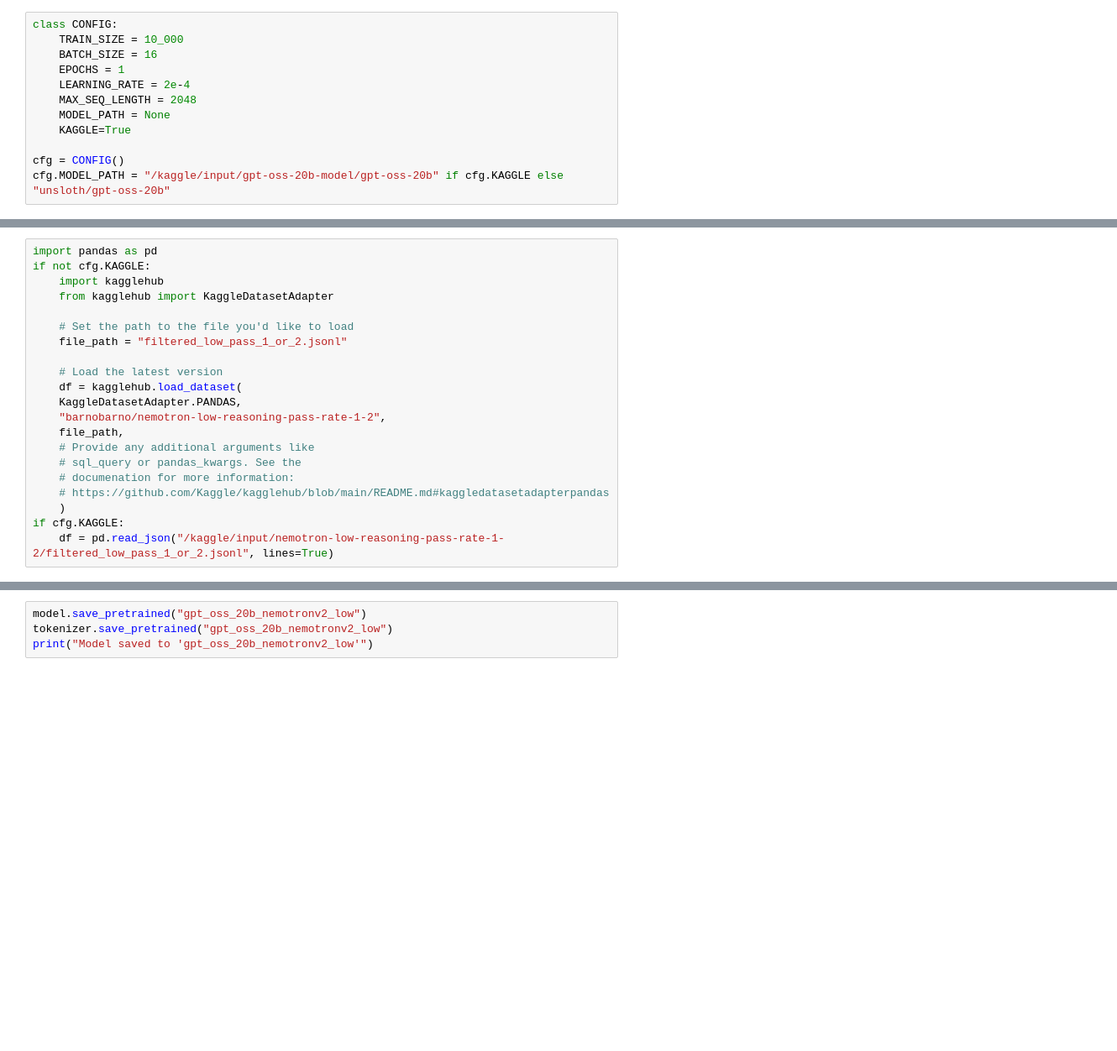
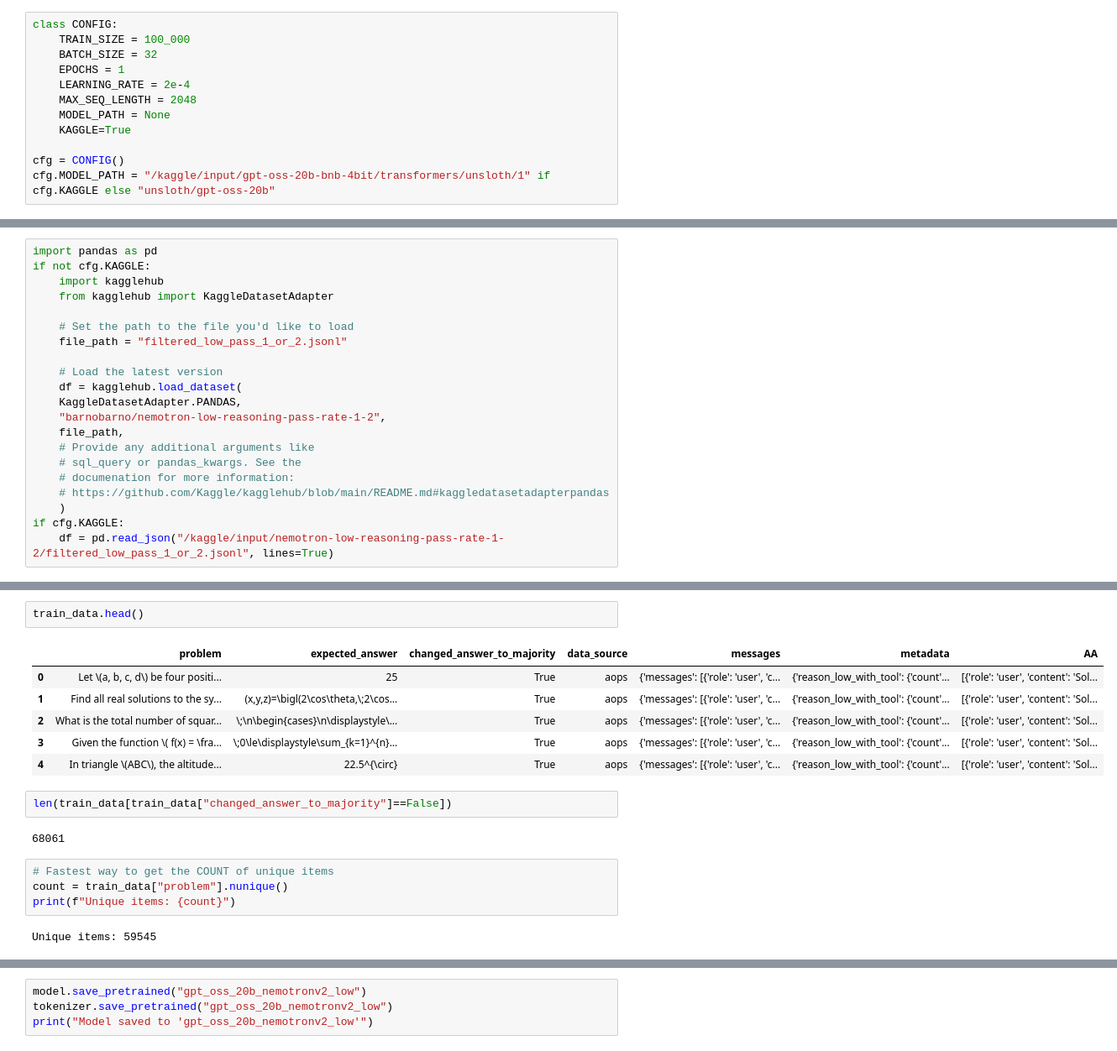
Before and after one commit to barnobarno666/AIMO-Progress-Prize-3, a Jupyter notebook: Training/Nemotron/oss 20B low training.ipynb, the cells around one changed output, grey strips where cells are left out. Shown at 84% size. Saved outputs shown, nothing was run; the diff lists cells and outputs as text; blank space fills up the shorter version.

Commit message:
Kaggle Notebook | OSS 20B nemotron LOW | Version 1

```diff
--- a/Training/Nemotron/oss 20B low training.ipynb
+++ b/Training/Nemotron/oss 20B low training.ipynb
@@ -12,8 +12,8 @@
 # !pip install -q openai-harmony jupyter_client pandas datasets
 # %%
 class CONFIG:
-    TRAIN_SIZE = 10_000
-    BATCH_SIZE = 16
+    TRAIN_SIZE = 100_000
+    BATCH_SIZE = 32
     EPOCHS = 1
     LEARNING_RATE = 2e-4
     MAX_SEQ_LENGTH = 2048
@@ -21,4 +21,4 @@ class CONFIG:
     KAGGLE=True
 
 cfg = CONFIG()
-cfg.MODEL_PATH = "/kaggle/input/gpt-oss-20b-model/gpt-oss-20b" if cfg.KAGGLE else "unsloth/gpt-oss-20b"
+cfg.MODEL_PATH = "/kaggle/input/gpt-oss-20b-bnb-4bit/transformers/unsloth/1" if cfg.KAGGLE else "unsloth/gpt-oss-20b"
@@ -110,0 +180,19 @@ dataset["text"] = dataset.apply(lambda row: tokenizer.apply_chat_template(
+# %%
+train_data.head()
+# %% [output]
+|  | problem | expected_answer | changed_answer_to_majority | data_source | messages | metadata | AA |
+| 0 | Let \(a, b, c, d\) be four positi... | 25 | True | aops | {'messages': [{'role': 'user', 'c... | {'reason_low_with_tool': {'count'... | [{'role': 'user', 'content': 'Sol... |
+| 1 | Find all real solutions to the sy... | (x,y,z)=\bigl(2\cos\theta,\;2\cos... | True | aops | {'messages': [{'role': 'user', 'c... | {'reason_low_with_tool': {'count'... | [{'role': 'user', 'content': 'Sol... |
+| 2 | What is the total number of squar... | \;\n\begin{cases}\n\displaystyle\... | True | aops | {'messages': [{'role': 'user', 'c... | {'reason_low_with_tool': {'count'... | [{'role': 'user', 'content': 'Sol... |
+| 3 | Given the function \( f(x) = \fra... | \;0\le\displaystyle\sum_{k=1}^{n}... | True | aops | {'messages': [{'role': 'user', 'c... | {'reason_low_with_tool': {'count'... | [{'role': 'user', 'content': 'Sol... |
+| 4 | In triangle \(ABC\), the altitude... | 22.5^{\circ} | True | aops | {'messages': [{'role': 'user', 'c... | {'reason_low_with_tool': {'count'... | [{'role': 'user', 'content': 'Sol... |
+# %%
+len(train_data[train_data["changed_answer_to_majority"]==False])
+# %% [output]
+68061
+# %%
+# Fastest way to get the COUNT of unique items
+count = train_data["problem"].nunique()
+print(f"Unique items: {count}")
+# %% [output]
+Unique items: 59545
```
Also changed, not shown: parts of 11 cells of this notebook.
